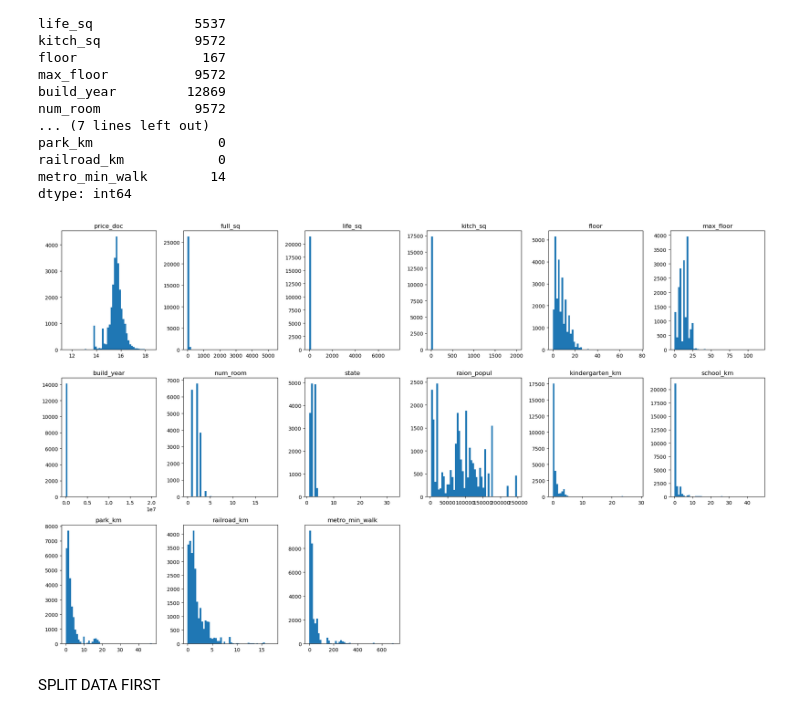
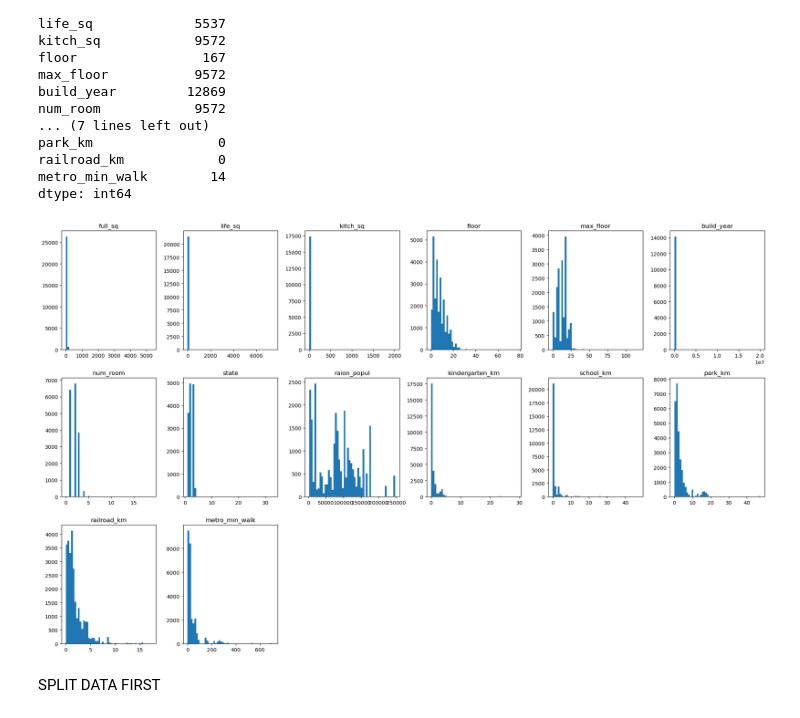
Before and after one commit to epaulia/DAMA, a Jupyter notebook: advanced.ipynb, the cells around one changed output. Saved outputs shown, nothing was run; the diff lists cells and outputs as text; code cells hidden in the pictures.

```diff
--- a/advanced.ipynb
+++ b/advanced.ipynb
@@ -52,28 +52,28 @@ house_data["price_doc"] = np.log1p(house_data["price_doc"])
 
 # We checked that previously
 # %%
-# Let's look at eth feature distributions
+# Let's look at the feature distributions
 
-columns_to_inspect = house_data.select_dtypes(include=[np.number]).columns
+columns_to_inspect = house_data.drop('price_doc',axis=1).select_dtypes(include=[np.number]).columns
 
 # Let's look at histograms
 nrows=3
 ncols=6
 fig, axes = plt.subplots(nrows=nrows, ncols=ncols, figsize=(20, 12))
 axes_flat = axes.flatten()
 
 for ax, col in zip(axes_flat, columns_to_inspect):
 
     ax.hist(house_data[col], bins=50)
     ax.set_title(col)
 
 for ax in axes_flat[len(columns_to_inspect):]:
     ax.set_visible(False)
 
 plt.tight_layout()
 plt.show()
 # %% [output]
-[figure, old version]
+[figure, new version]
 # %%
 # Remove obvious errors and impossible values
 house_data = house_data[house_data["full_sq"] <= 1200]  # Remove extreme outliers for full square footage
```
Also changed, not shown: parts of 4 cells of this notebook, 2 other files.
